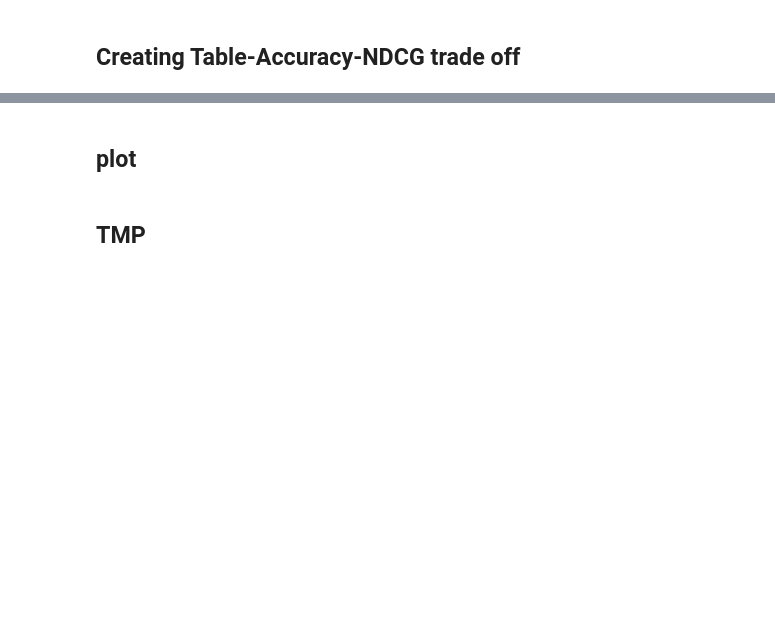
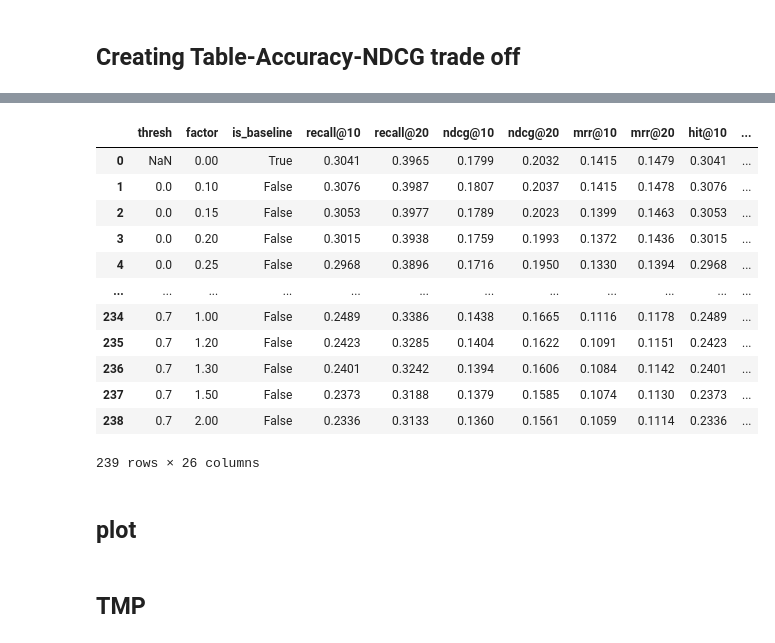
Before and after one commit to meysamvarasteh92/CBM, a Jupyter notebook: Steering.ipynb, the cells around one changed output, grey strips where cells are left out. Drawn from its saved outputs; the diff is of its cells as text; code cells hidden in the pictures; blank space fills up the shorter version.

```diff
--- a/Steering.ipynb
+++ b/Steering.ipynb
@@ -964,3 +1072,20 @@ pop_steer['cov@20'].max()
+# %%
+pop_steer=pd.read_csv("/home/mvarasteh/post-hoc/dataset/lastfm/results/SASRec_CBM_transfer_sigmoid_lastfm-results.csv", sep=",")
+pop_steer
+# %% [output]
+|  | thresh | factor | is_baseline | recall@10 | recall@20 | ndcg@10 | ndcg@20 | mrr@10 | mrr@20 | hit@10 | ... |
+| 0 | NaN | 0.00 | True | 0.3041 | 0.3965 | 0.1799 | 0.2032 | 0.1415 | 0.1479 | 0.3041 | ... |
+| 1 | 0.0 | 0.10 | False | 0.3076 | 0.3987 | 0.1807 | 0.2037 | 0.1415 | 0.1478 | 0.3076 | ... |
+| 2 | 0.0 | 0.15 | False | 0.3053 | 0.3977 | 0.1789 | 0.2023 | 0.1399 | 0.1463 | 0.3053 | ... |
+| 3 | 0.0 | 0.20 | False | 0.3015 | 0.3938 | 0.1759 | 0.1993 | 0.1372 | 0.1436 | 0.3015 | ... |
+| 4 | 0.0 | 0.25 | False | 0.2968 | 0.3896 | 0.1716 | 0.1950 | 0.1330 | 0.1394 | 0.2968 | ... |
+| ... | ... | ... | ... | ... | ... | ... | ... | ... | ... | ... | ... |
+| 234 | 0.7 | 1.00 | False | 0.2489 | 0.3386 | 0.1438 | 0.1665 | 0.1116 | 0.1178 | 0.2489 | ... |
+| 235 | 0.7 | 1.20 | False | 0.2423 | 0.3285 | 0.1404 | 0.1622 | 0.1091 | 0.1151 | 0.2423 | ... |
+| 236 | 0.7 | 1.30 | False | 0.2401 | 0.3242 | 0.1394 | 0.1606 | 0.1084 | 0.1142 | 0.2401 | ... |
+| 237 | 0.7 | 1.50 | False | 0.2373 | 0.3188 | 0.1379 | 0.1585 | 0.1074 | 0.1130 | 0.2373 | ... |
+| 238 | 0.7 | 2.00 | False | 0.2336 | 0.3133 | 0.1360 | 0.1561 | 0.1059 | 0.1114 | 0.2336 | ... |
+239 rows × 26 columns
 # %% [markdown]
 ## plot
 # %%
```
Also changed, not shown: parts of 25 cells of this notebook.
